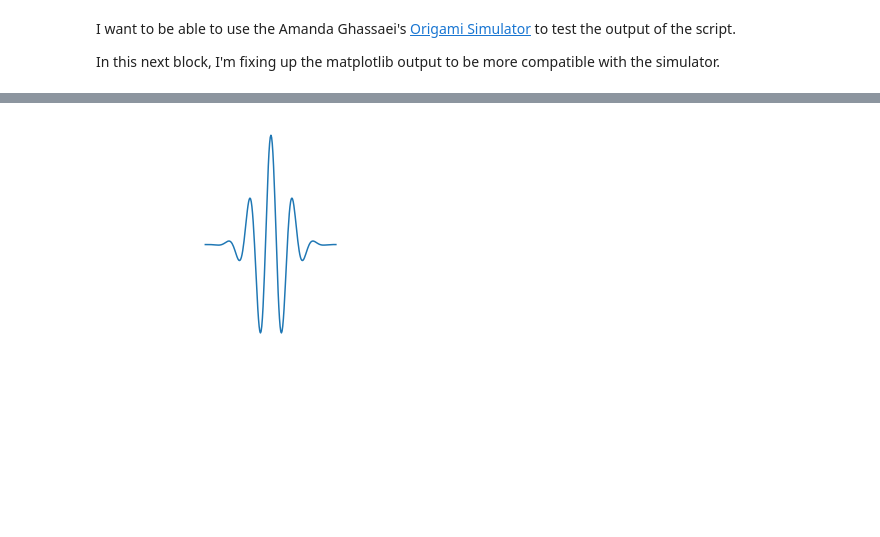
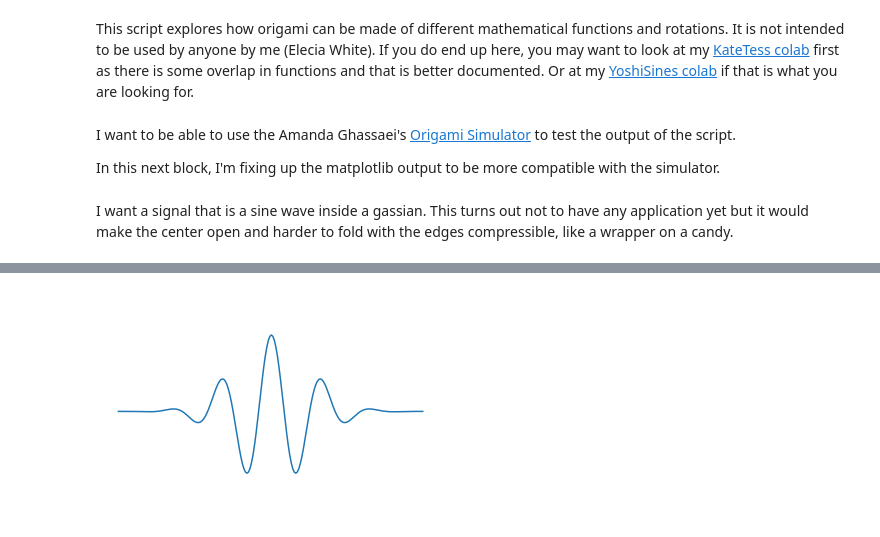
Before and after one commit to eleciawhite/origami, a Jupyter notebook: LukashevaCurved/OrigamiSignals.ipynb, the cells around one changed output, grey strips where cells are left out. Cells and saved outputs as stored; diff of their text form; code cells hidden in the pictures; blank space fills up the shorter version.

```diff
--- a/LukashevaCurved/OrigamiSignals.ipynb
+++ b/LukashevaCurved/OrigamiSignals.ipynb
@@ -1,3 +3,5 @@
+# %% [markdown]
+This script explores how origami can be made of different mathematical functions and rotations. It is not intended to be used by anyone by me (Elecia White). If you do end up here, you may want to look at my [KateTess colab](https://colab.research.google.com/drive/1fzYIjLuT9UMiUwyxtAOIls0isZT1IvX4?usp=sharing) first as there is some overlap in functions and that is better documented. Or at my [YoshiSines colab](https://colab.research.google.com/drive/1OE3RBsKrw5A8SIV6d2B1cbP3igKiKiIU?usp=sharing) if that is what you are looking for.
 # %%
 from math import *
 import matplotlib.pyplot as plt
@@ -39,20 +44,32 @@ def fixup_svg(infile):
   global indef
   indef = False
   outfile = "kt_"+ infile
-  delete_list = ['fill:none;']
+  replace_list = [['fill:none;',""], ['style="fill:#ffffff;"/>','style="fill:none;stroke:#000000"/>' ]]
   with open(infile) as fin, open(outfile, "w+") as fout:
     for line in fin:
       line = rm_clippath(line)
-      for word in delete_list:
-        line = line.replace(word, "")
+      for pair in replace_list:
+        line = line.replace(pair[0], pair[1])
       fout.write(line)
   return outfile
+
+def save_fig(name):
+#  plt.axis('equal') # sometimes you need this but you can put it before save_fig
+  plt.axis('off')
+  plt.savefig(name + ".svg", bbox_inches = 'tight')
+  outputfilename = fixup_svg(name + ".svg")
+  files.download(outputfilename)
+# %% [markdown]
+I want a signal that is a sine wave inside a gassian. This turns out not to have any application yet but it would make the center open and harder to fold with the edges compressible, like a wrapper on a candy.
 # %%
 edge = 0.6
+amplitude = 0.3
+download = False
 
 t = np.linspace(-edge, edge, 2 * 100, endpoint=False)
 i, q, e = signal.gausspulse(t, fc=5, retquad=True, retenv=True)
-plt.plot(t, i)
+x = amplitude * i
+plt.plot(t, x)
 
 plt.axis('equal')
 plt.axis('off')
@@ -60,5 +77,5 @@ plt.axis('off')
 name = "gausspulse"
 plt.savefig(name + ".svg")
 outputfilename = fixup_svg(name + ".svg")
-files.download(outputfilename)
+if (download): files.download(outputfilename)
 # %% [output]
@@ -67 +82 @@ files.download(outputfilename)
-[figure, old version]
+[figure, new version]
```
Also changed, not shown: parts of 28 cells of this notebook.
